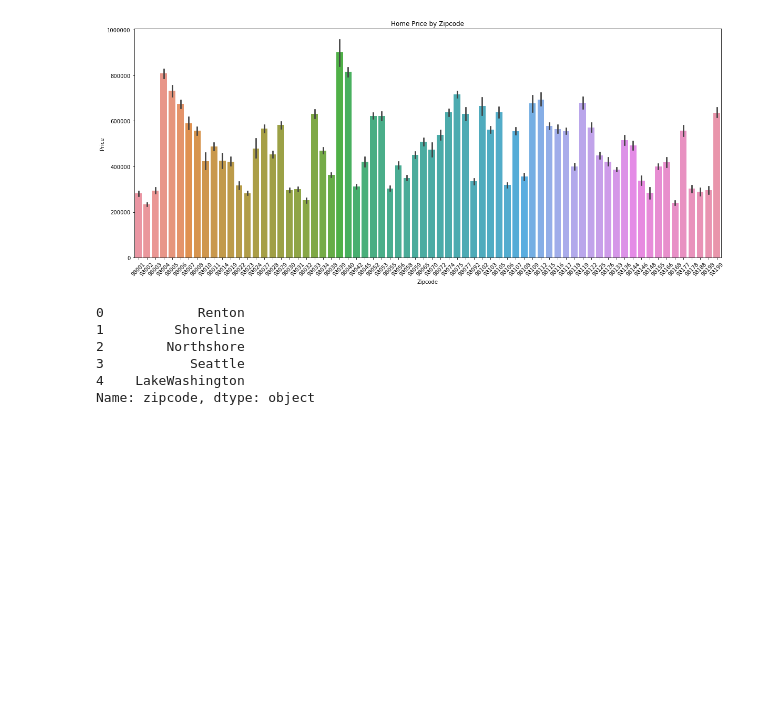
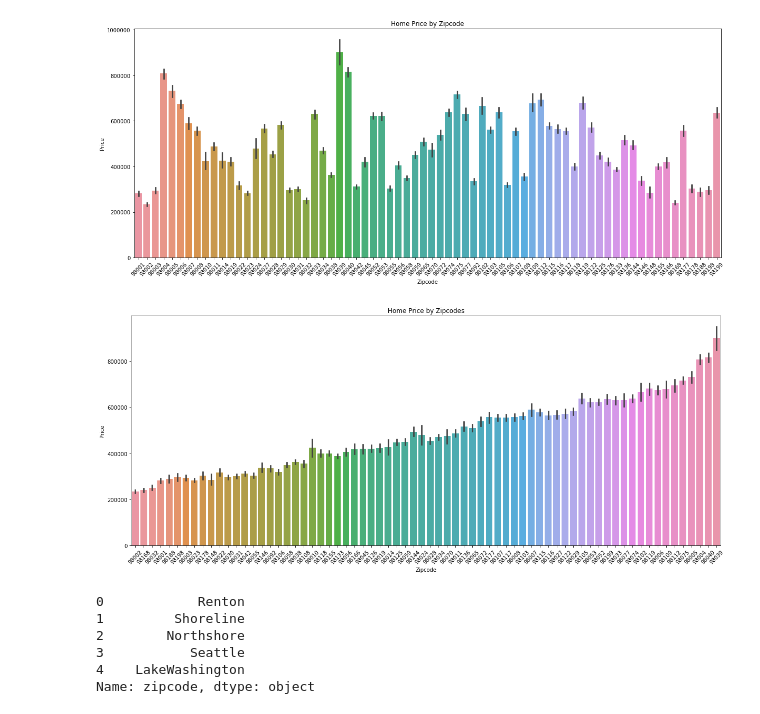
Before and after one commit to joshblumer/dsc-mod-2-project-v2-1-online-ds-sp-000, a Jupyter notebook: Feature Engineering.ipynb, the cells around one changed output. Drawn from its saved outputs; the diff is of its cells as text; code cells hidden in the pictures; blank space fills up the shorter version.

```diff
--- a/Feature Engineering.ipynb
+++ b/Feature Engineering.ipynb
@@ -178,6 +178,20 @@ plt.xlabel('Zipcode')
 plt.ylabel('Price');
 # %% [output]
 [figure]
+# %%
+# Group zipcode by median home price and sort them in an ascending order to check linearity assumption
+
+grouped_zipcodes = df.loc[:,['zipcode', 'price']].groupby(['zipcode']).median().sort_values(by = 'price')
+# %%
+plt.figure(figsize = (20,8))
+gzs = sns.barplot(x = 'zipcode', y = 'price', data = df, order = grouped_zipcodes.index)
+for item in gzs.get_xticklabels():
+    item.set_rotation(45)
+plt.title('Home Price by Zipcodes')
+plt.xlabel('Zipcode')
+plt.ylabel('Price');
+# %% [output]
+[figure, added]
 # %%
 # Bin zipcodes into school districts using King County school district map
 
```
